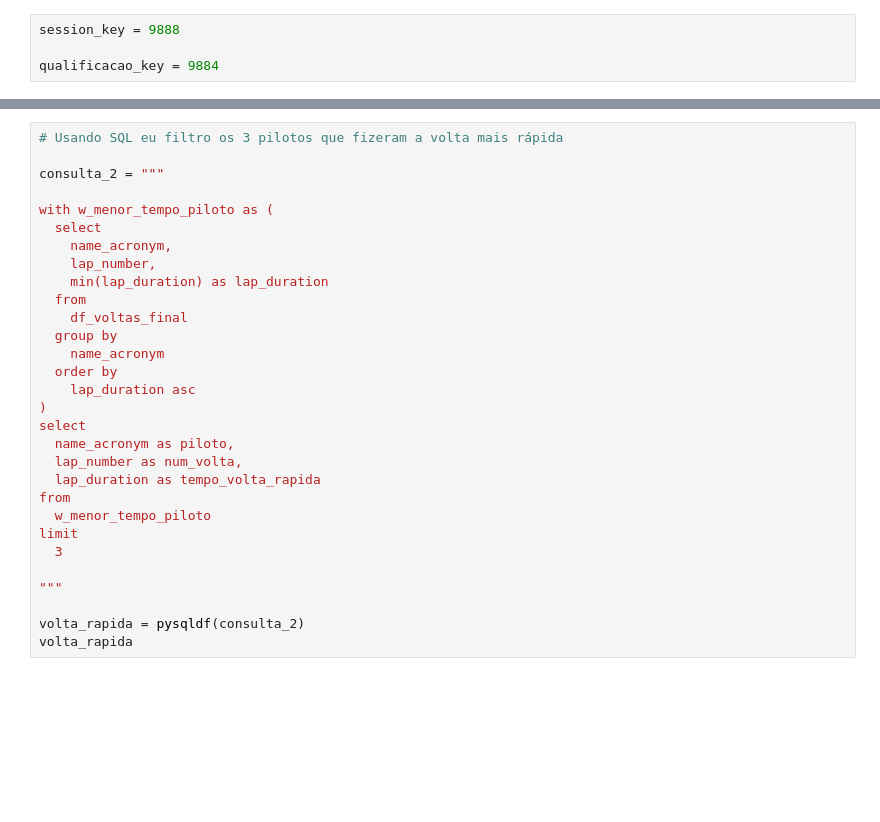
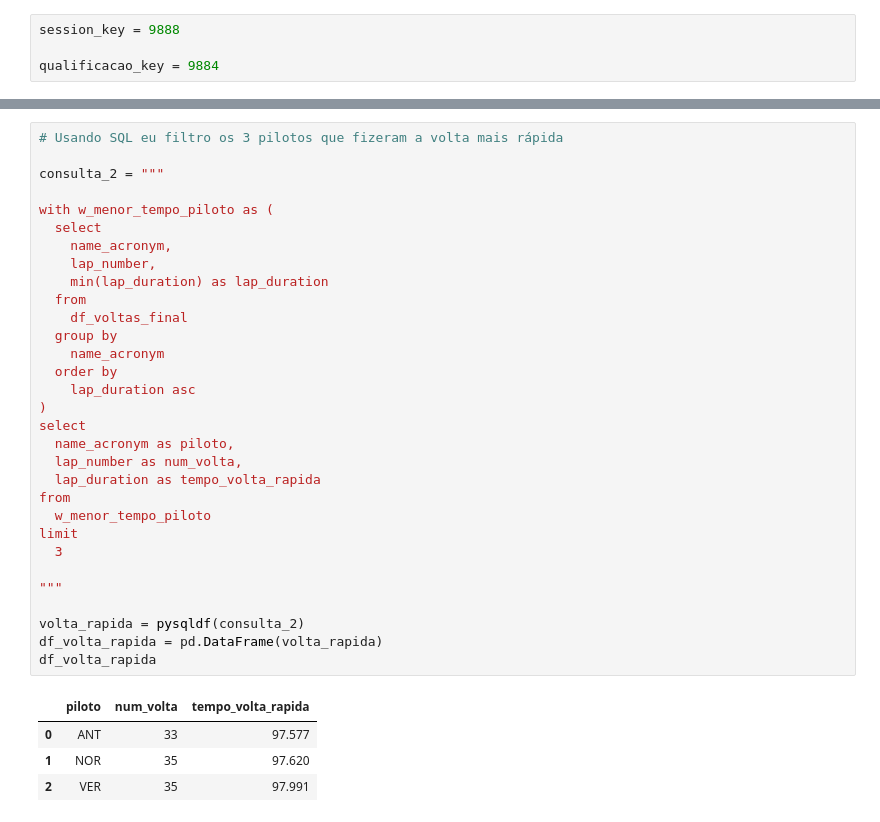
Before and after one commit to ciceroalcantara/analises, a Jupyter notebook: 002_f1_austin_2025.ipynb, the cells around one changed output, grey strips where cells are left out. Saved outputs shown, nothing was run; the diff lists cells and outputs as text; blank space fills up the shorter version.

```diff
--- a/002_f1_austin_2025.ipynb
+++ b/002_f1_austin_2025.ipynb
@@ -169,33 +249,39 @@ plt.show()
 # %%
 # Usando SQL eu filtro os 3 pilotos que fizeram a volta mais rápida
 
 consulta_2 = """
 
 with w_menor_tempo_piloto as (
   select
     name_acronym,
     lap_number,
     min(lap_duration) as lap_duration
   from
     df_voltas_final
   group by
     name_acronym
   order by
     lap_duration asc
 )
 select
   name_acronym as piloto,
   lap_number as num_volta,
   lap_duration as tempo_volta_rapida
 from
   w_menor_tempo_piloto
 limit
   3
 
 """
 
 volta_rapida = pysqldf(consulta_2)
-volta_rapida
+df_volta_rapida = pd.DataFrame(volta_rapida)
+df_volta_rapida
+# %% [output]
+|  | piloto | num_volta | tempo_volta_rapida |
+| 0 | ANT | 33 | 97.577 |
+| 1 | NOR | 35 | 97.620 |
+| 2 | VER | 35 | 97.991 |
 # %%
 # Usando sql eu crio uma tabela que me mostra as posições que os pilotos ganharam ou perderam
 
```
Also changed, not shown: parts of 8 cells of this notebook.
